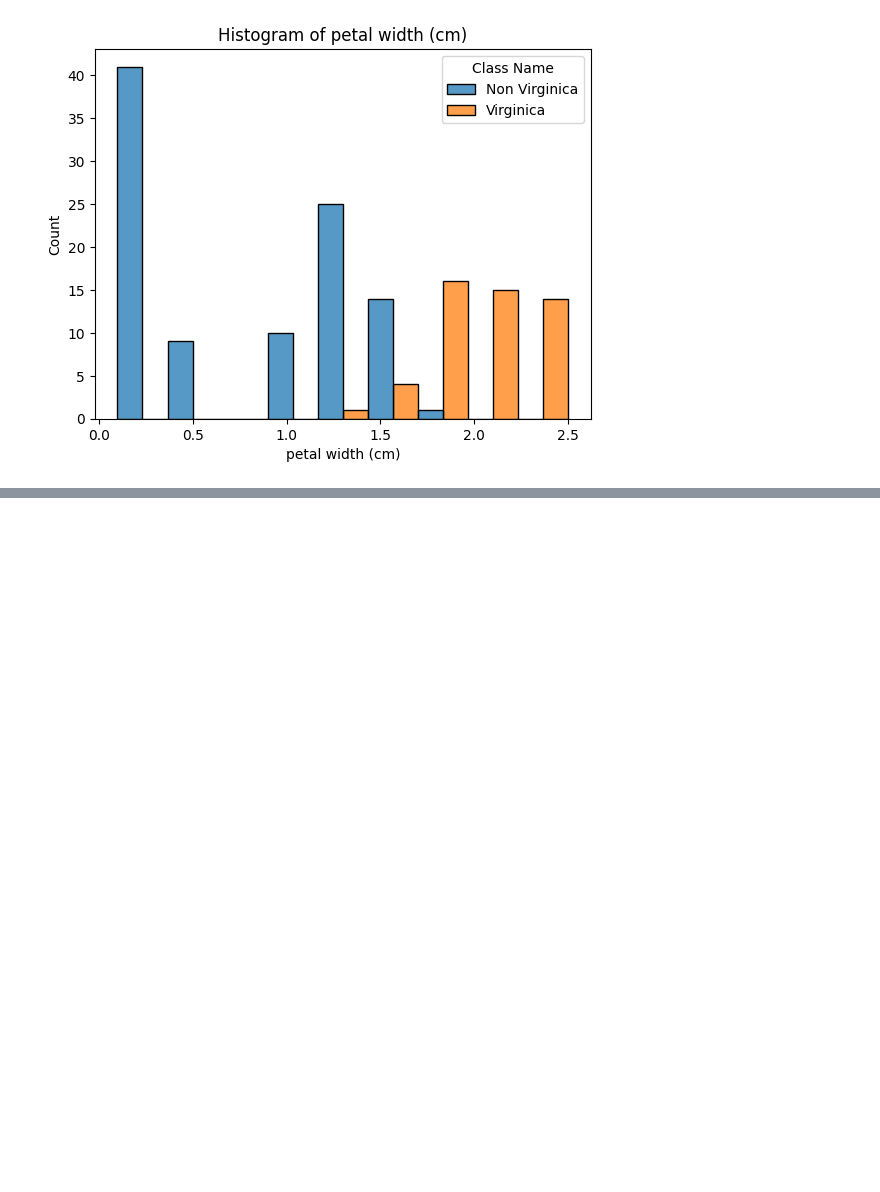
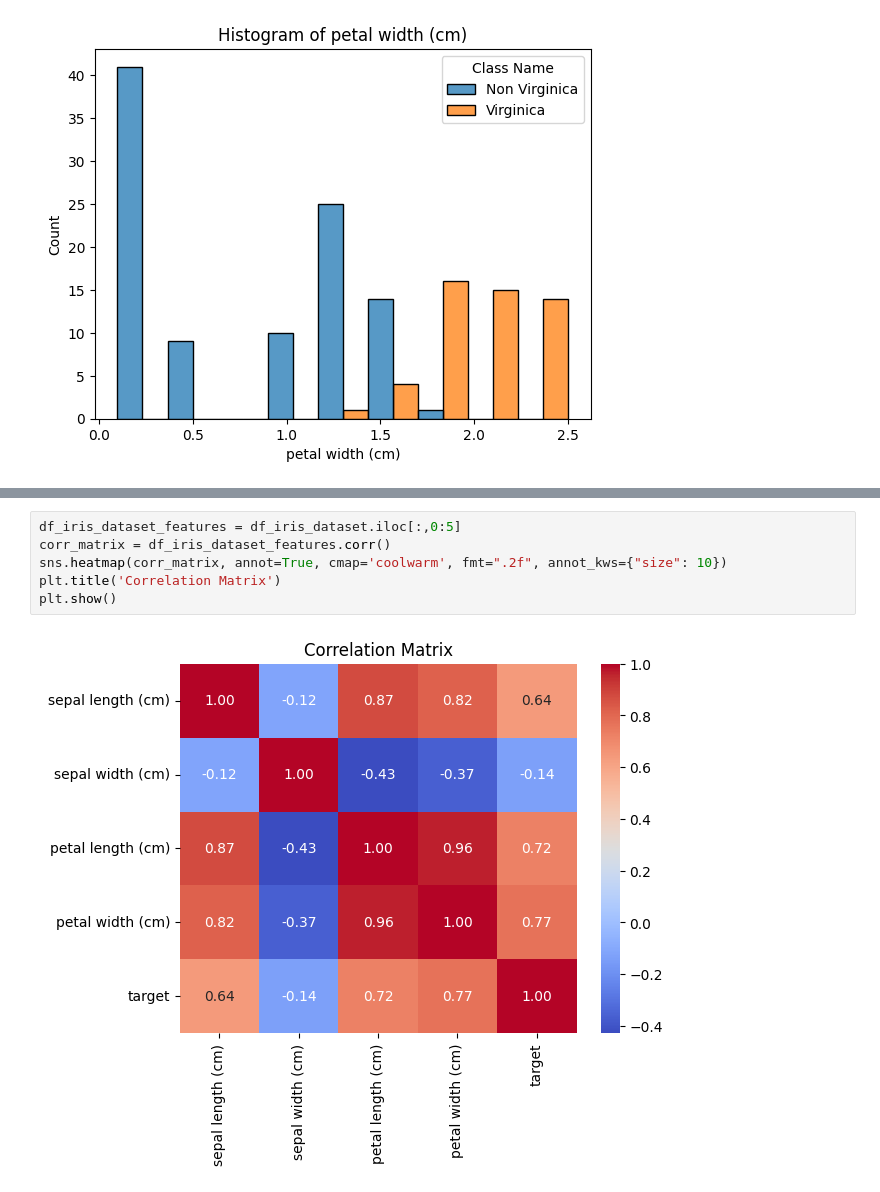
Before and after one commit to hemasree798/CSCN8010-labs, a Jupyter notebook: Lab6.ipynb, the cells around one changed output, grey strips where cells are left out. Drawn from its saved outputs; the diff is of its cells as text; blank space fills up the shorter version.

```diff
--- a/Lab6.ipynb
+++ b/Lab6.ipynb
@@ -82,0 +98,8 @@ for feature in iris_dataset.feature_names:
+# %%
+df_iris_dataset_features = df_iris_dataset.iloc[:,0:5]
+corr_matrix = df_iris_dataset_features.corr()
+sns.heatmap(corr_matrix, annot=True, cmap='coolwarm', fmt=".2f", annot_kws={"size": 10})
+plt.title('Correlation Matrix')
+plt.show()
+# %% [output]
+[figure, added]
```
Also changed, not shown: parts of 25 cells of this notebook.
